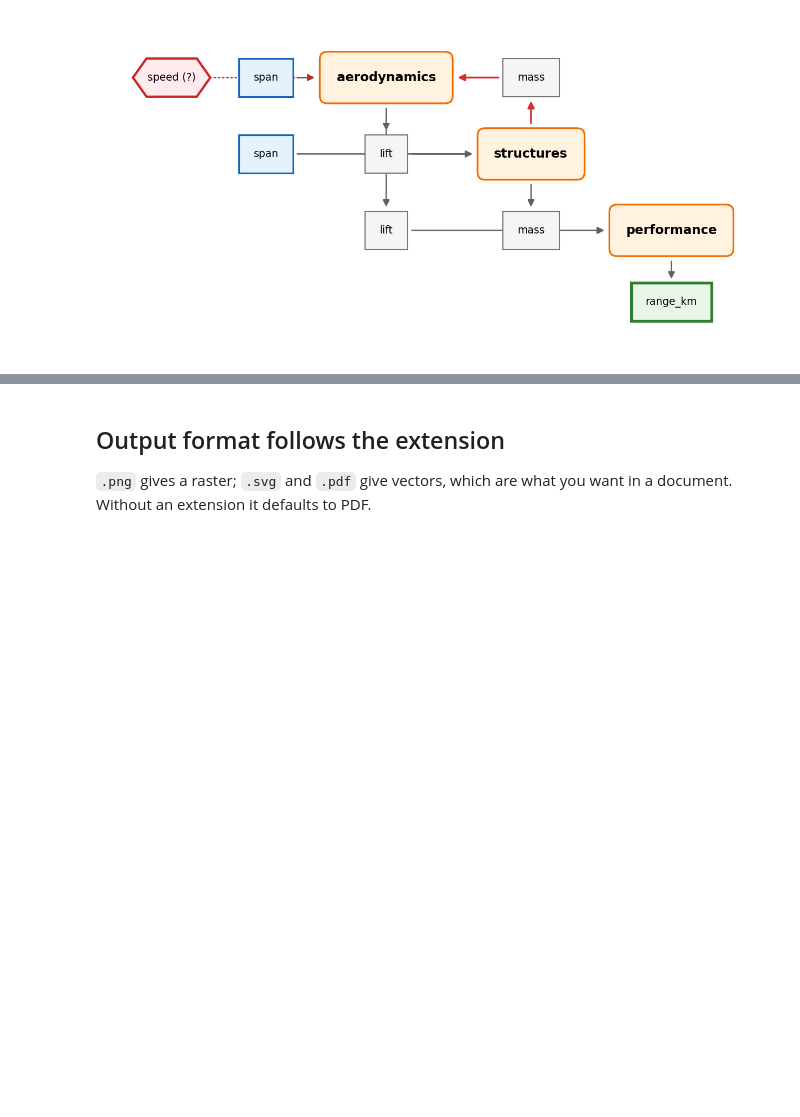
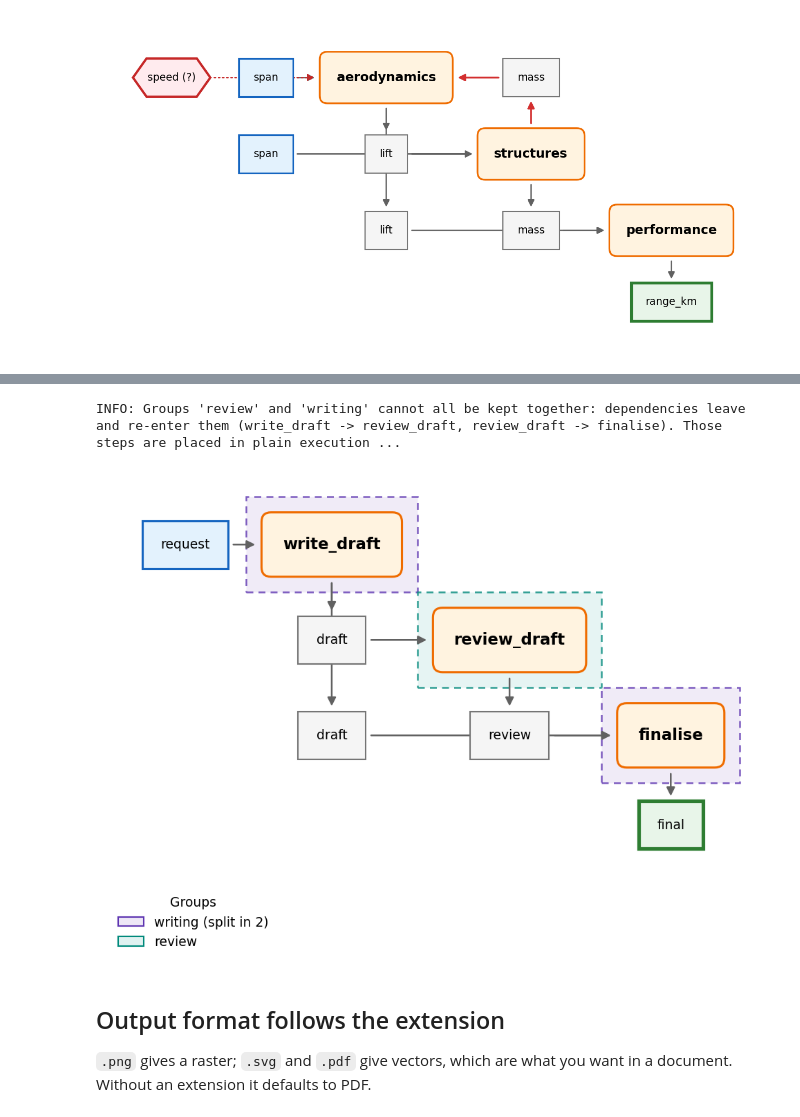
Before and after one commit to wghami/SmartMDAO, a Jupyter notebook: notebooks/02-visualization.ipynb, the cells around one changed output, grey strips where cells are left out. Cells and saved outputs as stored; diff of their text form; code cells hidden in the pictures; blank space fills up the shorter version.

```diff
--- a/notebooks/02-visualization.ipynb
+++ b/notebooks/02-visualization.ipynb
@@ -113,3 +175,26 @@ show(cyclic, ["span"], "missing")     # `speed` deliberately not supplied
+# %%
+from smartmdao import validate
+
+crossing = Pipeline(inputs=["request"])
+
+@crossing.step(outputs=["draft"], group="writing")
+def write_draft(request: str) -> str:
+    return f"draft for {request}"
+
+@crossing.step(outputs=["review"], group="review")
+def review_draft(draft: str) -> str:
+    return "looks good"
+
+@crossing.step(outputs=["final"], group="writing")
+def finalise(draft: str, review: str) -> str:
+    return draft + " (reviewed)"
+
+for finding in validate(crossing):
+    print(finding)
+show(crossing, ["request"], "crossing")
+# %% [output]
+INFO: Groups 'review' and 'writing' cannot all be kept together: dependencies leave and re-enter them (write_draft -> review_draft, review_draft -> finalise). Those steps are placed in plain execution ...
+[figure, added]
 # %% [markdown]
 ## Output format follows the extension
 
```
Also changed, not shown: parts of 7 cells of this notebook, 5 other files.
